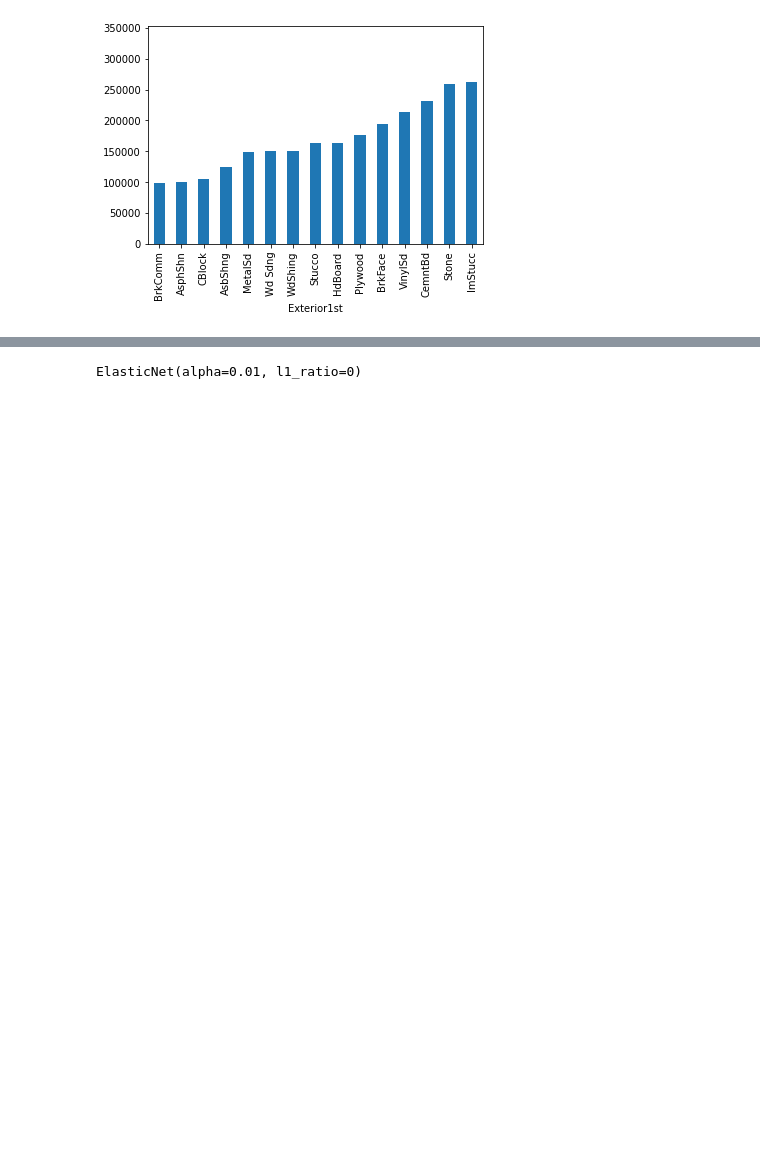
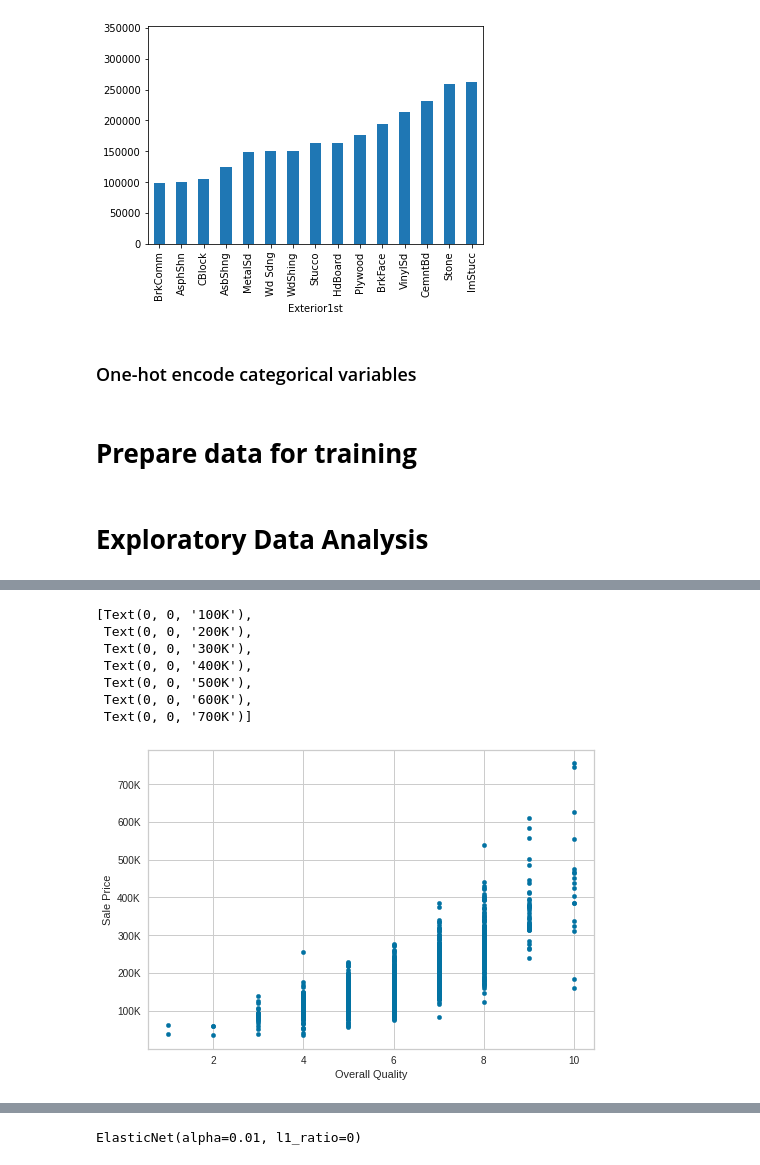
Before and after one commit to sherry-tang-97/house_price_prediction, a Jupyter notebook: house.ipynb, the cells around one changed output, grey strips where cells are left out. Drawn from its saved outputs; the diff is of its cells as text; code cells hidden in the pictures; blank space fills up the shorter version.

```diff
--- a/house.ipynb
+++ b/house.ipynb
@@ -241,12 +213,16 @@ numerics=[ele for ele in numerics if ele not in 'BsmtUnfSF']
+# %% [markdown]
+### One-hot encode categorical variables
 # %%
-#one hot encode categoricals
 from sklearn.preprocessing import OneHotEncoder
-encoder = OneHotEncoder(sparse=False, drop='first')
+encoder = OneHotEncoder(sparse=False)
 encoder.fit(all[cats].to_numpy())
 one_hots=encoder.transform(all[cats].to_numpy())
-#all[cats].nunique(axis=0).sum()-26
-dm_names=["dm_" + str(i+1) for i in range(126)]
-df_cats=pd.DataFrame(one_hots, columns=dm_names)
+cat_names=[]
+for i in range(26):
+  cat_names = cat_names + [cats[i] + '_' + x for x in [str(x) for x in encoder.categories_[i].tolist()]]
+df_cats=pd.DataFrame(one_hots, columns=cat_names)
+# %% [markdown]
+# **Prepare data for training**
 # %%
 combine=pd.concat([all[numerics].reset_index(drop=True), all[ordinals].reset_index(drop=True), df_cats], axis=1)
 combine=combine.merge(all['SalePrice'].reset_index(drop=True), left_index=True, right_index=True)
@@ -255,3 +231,18 @@ train1=combine[~combine.SalePrice.isna()]
 train1x=train1.loc[:, train1.columns!='SalePrice']
 train1y=train1['SalePrice']
 test1x=test1.loc[:, test1.columns!='SalePrice']
+# %% [markdown]
+# **Exploratory Data Analysis**
+# %%
+fig, ax = plt.subplots()
+
+train1.plot.scatter(x='OverallQual', y='SalePrice', ax=ax)
+
+ax.set_xlabel('Overall Quality')
+ax.set_ylabel('Sale Price')
+
+yticks=np.arange(100000,800000,100000).tolist()
+yticklabels=['100K', '200K', '300K', '400K', '500K', '600K', '700K']
+ax.set_yticks(yticks)
+ax.set_yticklabels(yticklabels)
+# %% [output]
@@ -257,0 +250,8 @@ test1x=test1.loc[:, test1.columns!='SalePrice']
+[Text(0, 0, '100K'),
+ Text(0, 0, '200K'),
+ Text(0, 0, '300K'),
+ Text(0, 0, '400K'),
+ Text(0, 0, '500K'),
+ Text(0, 0, '600K'),
+ Text(0, 0, '700K')]
+[figure, added]
```
Also changed, not shown: parts of 107 cells of this notebook.
